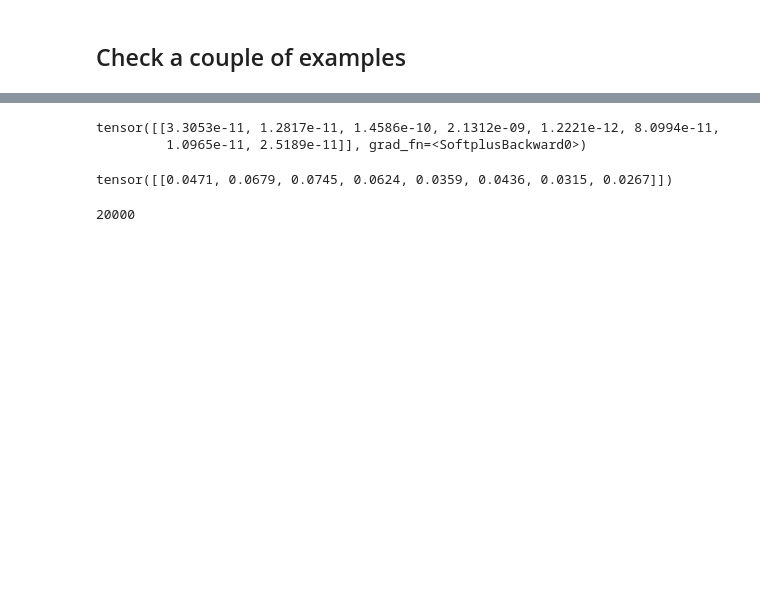
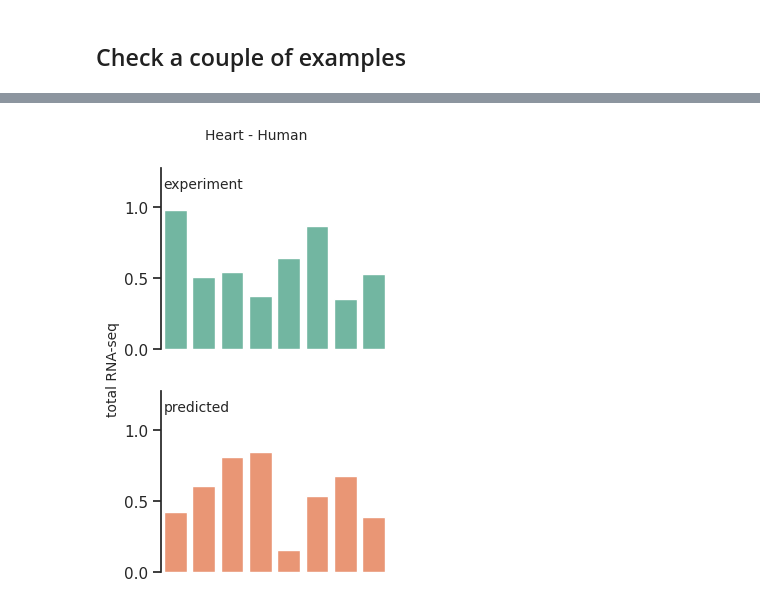
Before and after one commit to luisas/CrossEvoPred, a Jupyter notebook: bin/01_evaluation_chr1.ipynb, the cells around one changed output, grey strips where cells are left out. Drawn from its saved outputs; the diff is of its cells as text; code cells hidden in the pictures; blank space fills up the shorter version.

Commit message:
plotting

```diff
--- a/bin/01_evaluation_chr1.ipynb
+++ b/bin/01_evaluation_chr1.ipynb
@@ -161,13 +162,41 @@ example_pred = model(example[0])
 # %%
-example_pred
+# random vector of 8 values
+example_pred = np.random.rand(8)
-# %% [output]
-tensor([[3.3053e-11, 1.2817e-11, 1.4586e-10, 2.1312e-09, 1.2221e-12, 8.0994e-11,
-         1.0965e-11, 2.5189e-11]], grad_fn=<SoftplusBackward0>)
 # %%
-example_expr
+example_expr = np.random.rand(8)
-# %% [output]
-tensor([[0.0471, 0.0679, 0.0745, 0.0624, 0.0359, 0.0436, 0.0315, 0.0267]])
 # %%
-len(mean_test_labels)
+# given 2 vectors, plot the values on top of each other
+def plot_expr_vs_pred(expr, pred, title, ylabel,  palette = None):
+    max_y = max(max(expr), max(pred))
+    extra_y_axis = 1.3
+    if palette is None:
+        palette = sns.color_palette("Set2", 3)
+    f, (ax1, ax2) = plt.subplots(2, 1, figsize=(3, 5), sharex=True)
+    sns.barplot(x=np.arange(len(expr)), y=expr, ax=ax1, color = palette[0])
+    # put only max value of the y axis
+    ax1.set_ylim(0, extra_y_axis*max_y)
+    sns.barplot(x=np.arange(len(pred)), y=pred, ax=ax2, color = palette[1])
+    # put y label on the left
+    ax2.yaxis.tick_left()
+    ax2.set_ylim(0, extra_y_axis*max_y)
+
+    # add text small in the top left corner within the plot
+    ax1.text(0.01, 0.95, "experiment", transform=ax1.transAxes, fontsize=10,
+        verticalalignment='top')
+    ax2.text(0.01, 0.95, "predicted", transform=ax2.transAxes, fontsize=10,
+        verticalalignment='top')
+
+    # add title
+    f.suptitle(title, fontsize=10)
+
+    # add text on the left of the plot in common
+    f.text(0.0, 0.5, ylabel, va='center', rotation='vertical', fontsize=10)
+    # rotate text on
+    # Finalize the plot
+    sns.despine(bottom=True)
+    plt.tight_layout(h_pad=2)
+    ax1.set_xticks([])
+    plt.show()
+plot_expr_vs_pred(example_expr, example_pred, "Heart - Human", "total RNA-seq")
 # %% [output]
-20000
+[figure, added]
```
Also changed, not shown: parts of 4 cells of this notebook.
